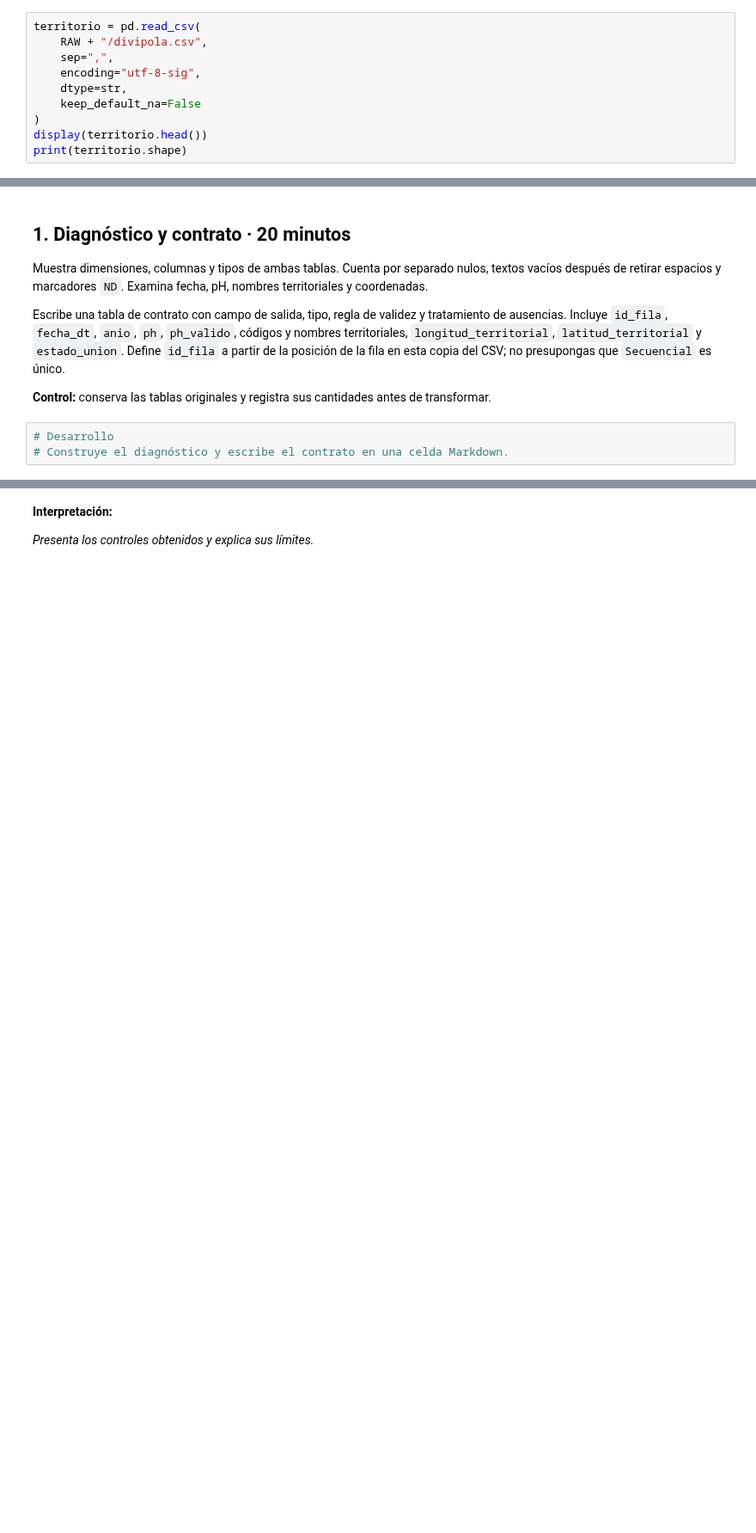
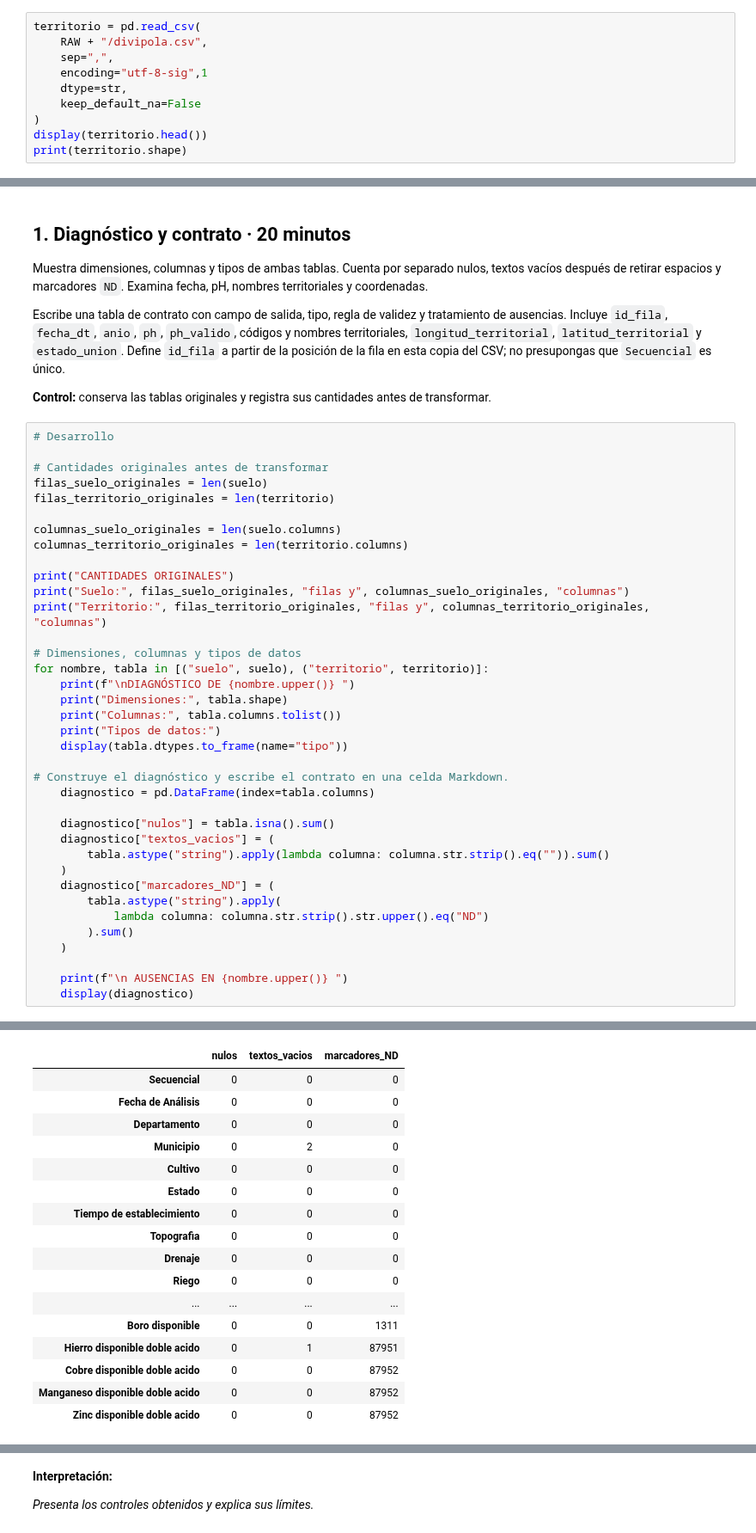
Before and after one commit to stefany16-web/big-data-postgraduate, a Jupyter notebook: soluciones/PD04_limpieza_integracion_territorial.ipynb, the cells around one changed output, grey strips where cells are left out. Shown at 86% size. Saved outputs shown, nothing was run; the diff lists cells and outputs as text; blank space fills up the shorter version.

```diff
--- a/soluciones/PD04_limpieza_integracion_territorial.ipynb
+++ b/soluciones/PD04_limpieza_integracion_territorial.ipynb
@@ -58,7 +71,7 @@ print(suelo.shape)
 territorio = pd.read_csv(
     RAW + "/divipola.csv",
     sep=",",
-    encoding="utf-8-sig",
+    encoding="utf-8-sig",1
     dtype=str,
     keep_default_na=False
 )
@@ -74,4 +95,39 @@ Escribe una tabla de contrato con campo de salida, tipo, regla de validez y trat
 **Control:** conserva las tablas originales y registra sus cantidades antes de transformar.
 # %%
 # Desarrollo
+
+# Cantidades originales antes de transformar
+filas_suelo_originales = len(suelo)
+filas_territorio_originales = len(territorio)
+
+columnas_suelo_originales = len(suelo.columns)
+columnas_territorio_originales = len(territorio.columns)
+
+print("CANTIDADES ORIGINALES")
+print("Suelo:", filas_suelo_originales, "filas y", columnas_suelo_originales, "columnas")
+print("Territorio:", filas_territorio_originales, "filas y", columnas_territorio_originales, "columnas")
+
+# Dimensiones, columnas y tipos de datos
+for nombre, tabla in [("suelo", suelo), ("territorio", territorio)]:
+    print(f"\nDIAGNÓSTICO DE {nombre.upper()} ")
+    print("Dimensiones:", tabla.shape)
+    print("Columnas:", tabla.columns.tolist())
+    print("Tipos de datos:")
+    display(tabla.dtypes.to_frame(name="tipo"))
+
 # Construye el diagnóstico y escribe el contrato en una celda Markdown.
+    diagnostico = pd.DataFrame(index=tabla.columns)
+
+    diagnostico["nulos"] = tabla.isna().sum()
+    diagnostico["textos_vacios"] = (
+        tabla.astype("string").apply(lambda columna: columna.str.strip().eq("")).sum()
+    )
+    diagnostico["marcadores_ND"] = (
+        tabla.astype("string").apply(
+            lambda columna: columna.str.strip().str.upper().eq("ND")
+        ).sum()
+    )
+
+    print(f"\n AUSENCIAS EN {nombre.upper()} ")
+    display(diagnostico)
+# %% [output]
@@ -77,0 +160,17 @@ Escribe una tabla de contrato con campo de salida, tipo, regla de validez y trat
+|  | nulos | textos_vacios | marcadores_ND |
+| Secuencial | 0 | 0 | 0 |
+| Fecha de Análisis | 0 | 0 | 0 |
+| Departamento | 0 | 0 | 0 |
+| Municipio | 0 | 2 | 0 |
+| Cultivo | 0 | 0 | 0 |
+| Estado | 0 | 0 | 0 |
+| Tiempo de establecimiento | 0 | 0 | 0 |
+| Topografia | 0 | 0 | 0 |
+| Drenaje | 0 | 0 | 0 |
+| Riego | 0 | 0 | 0 |
+| ... | ... | ... | ... |
+| Boro disponible | 0 | 0 | 1311 |
+| Hierro disponible doble acido | 0 | 1 | 87951 |
+| Cobre disponible doble acido | 0 | 0 | 87952 |
+| Manganeso disponible doble acido | 0 | 0 | 87952 |
+| Zinc disponible doble acido | 0 | 0 | 87952 |
```
Also changed, not shown: parts of 4 cells of this notebook, 8 other files.
